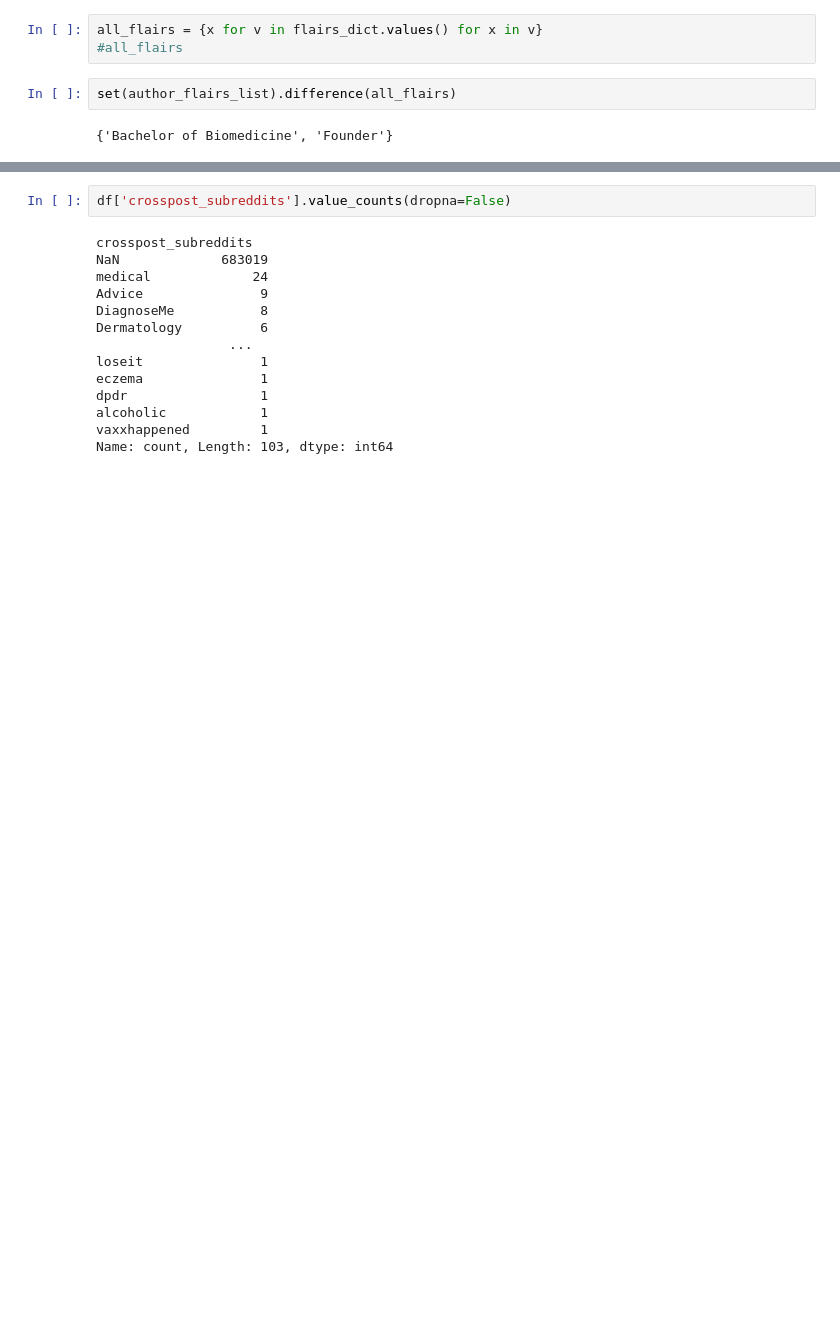
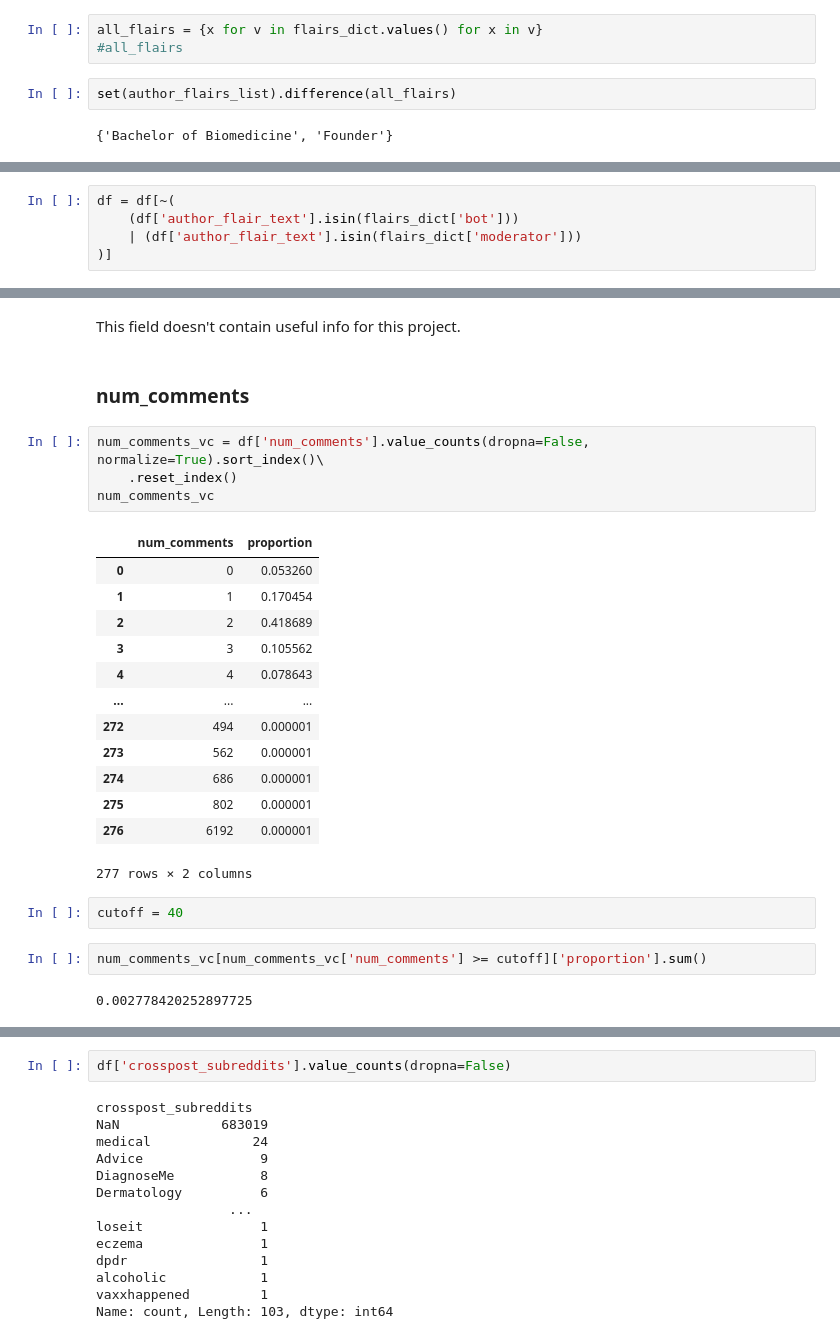
Before and after one commit to 33eyes/reddit-askdocs-analysis, a Jupyter notebook: 06_eda.ipynb, the cells around one changed output, grey strips where cells are left out. Saved outputs shown, nothing was run; the diff lists cells and outputs as text; blank space fills up the shorter version.

```diff
--- a/06_eda.ipynb
+++ b/06_eda.ipynb
@@ -449,0 +476,5 @@ Name: count, Length: 340, dtype: int64
+# %%
+df = df[~(
+    (df['author_flair_text'].isin(flairs_dict['bot']))
+    | (df['author_flair_text'].isin(flairs_dict['moderator']))
+)]
@@ -449,0 +514,28 @@ Name: count, Length: 340, dtype: int64
+# %% [markdown]
+This field doesn't contain useful info for this project.
+# %% [markdown]
+### num_comments
+# %%
+num_comments_vc = df['num_comments'].value_counts(dropna=False, normalize=True).sort_index()\
+    .reset_index()
+num_comments_vc
+# %% [output]
+|  | num_comments | proportion |
+| 0 | 0 | 0.053260 |
+| 1 | 1 | 0.170454 |
+| 2 | 2 | 0.418689 |
+| 3 | 3 | 0.105562 |
+| 4 | 4 | 0.078643 |
+| ... | ... | ... |
+| 272 | 494 | 0.000001 |
+| 273 | 562 | 0.000001 |
+| 274 | 686 | 0.000001 |
+| 275 | 802 | 0.000001 |
+| 276 | 6192 | 0.000001 |
+277 rows × 2 columns
+# %%
+cutoff = 40
+# %%
+num_comments_vc[num_comments_vc['num_comments'] >= cutoff]['proportion'].sum()
+# %% [output]
+0.002778420252897725
```
Also changed, not shown: parts of 35 cells of this notebook.
